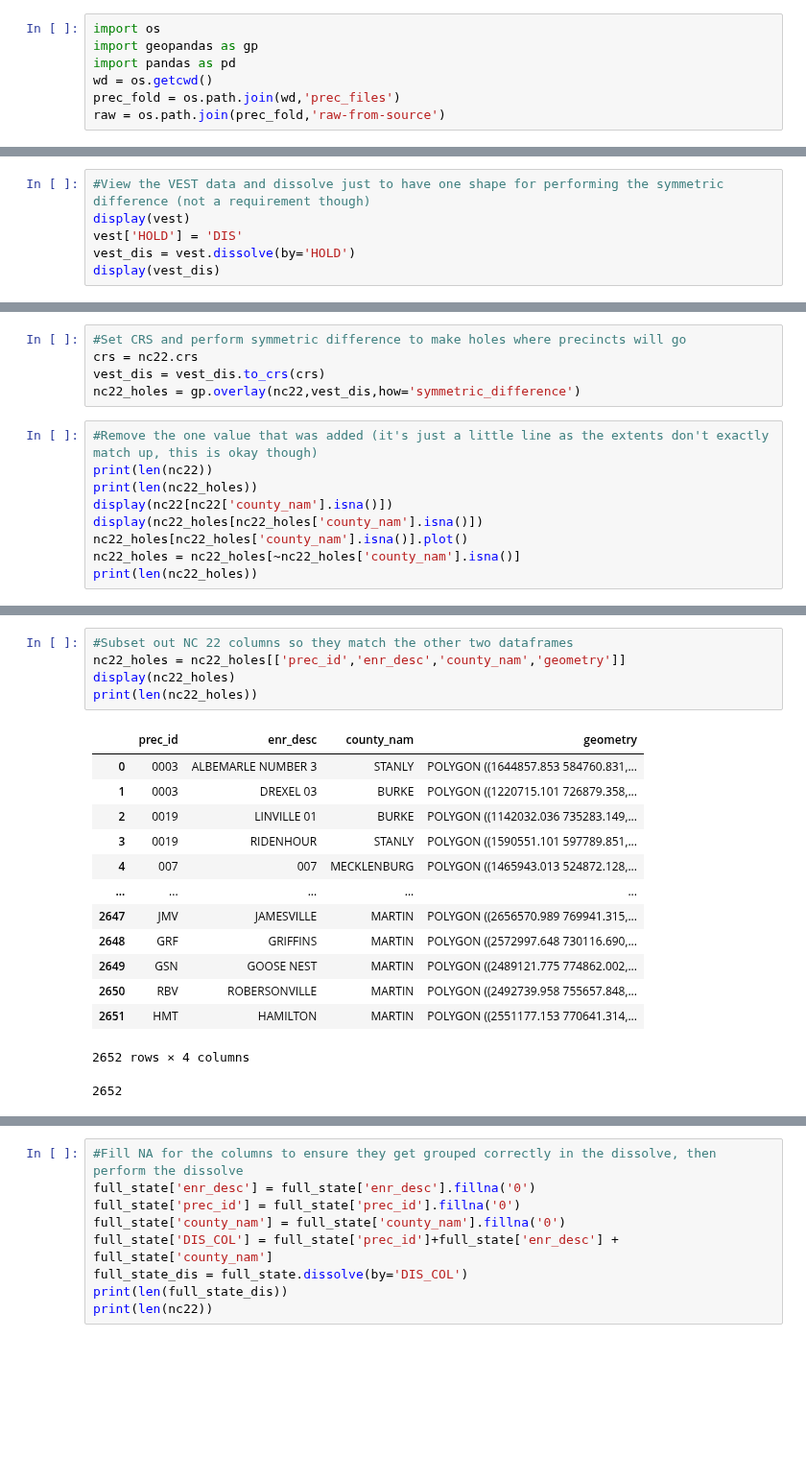
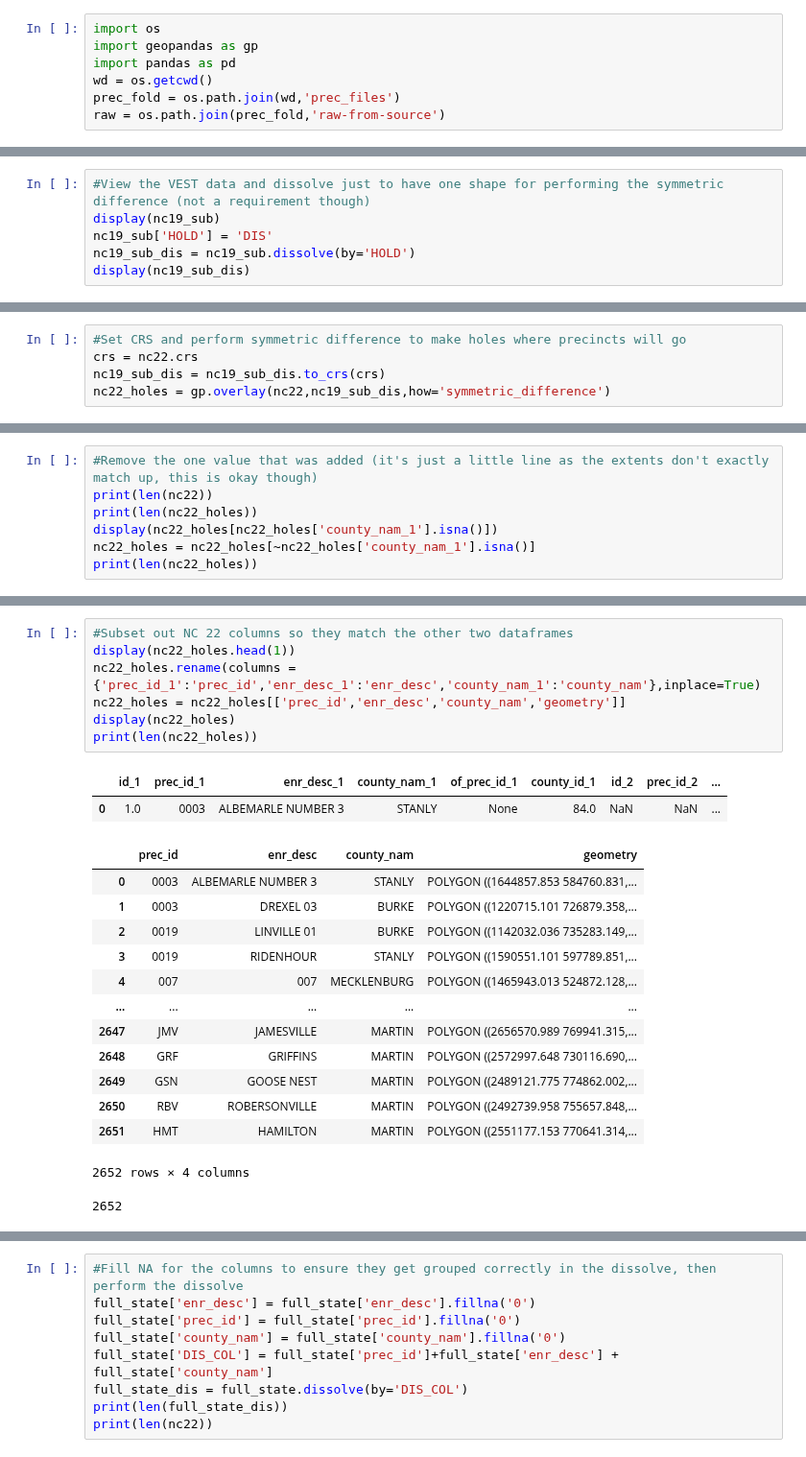
Before and after one commit to nonpartisan-redistricting-datahub/pber_collection, a Jupyter notebook: NC/2022/cleaning-nc-shapes.ipynb, the cells around one changed output, grey strips where cells are left out. Shown at 96% size. Cells and saved outputs as stored; diff of their text form; blank space fills up the shorter version.

```diff
--- a/NC/2022/cleaning-nc-shapes.ipynb
+++ b/NC/2022/cleaning-nc-shapes.ipynb
@@ -12,7 +20,7 @@ nc22 = gp.read_file(os.path.join(raw,'SBE_PRECINCTS_20220831.shp'))
 # %%
 #View the VEST data and dissolve just to have one shape for performing the symmetric difference (not a requirement though)
-display(vest)
-vest['HOLD'] = 'DIS'
-vest_dis = vest.dissolve(by='HOLD')
-display(vest_dis)
+display(nc19_sub)
+nc19_sub['HOLD'] = 'DIS'
+nc19_sub_dis = nc19_sub.dissolve(by='HOLD')
+display(nc19_sub_dis)
 # %% [output]
@@ -28,14 +39,5 @@ display(vest_dis)
 # %%
 #Set CRS and perform symmetric difference to make holes where precincts will go
 crs = nc22.crs
-vest_dis = vest_dis.to_crs(crs)
-nc22_holes = gp.overlay(nc22,vest_dis,how='symmetric_difference')
+nc19_sub_dis = nc19_sub_dis.to_crs(crs)
+nc22_holes = gp.overlay(nc22,nc19_sub_dis,how='symmetric_difference')
-# %%
-#Remove the one value that was added (it's just a little line as the extents don't exactly match up, this is okay though)
-print(len(nc22))
-print(len(nc22_holes))
-display(nc22[nc22['county_nam'].isna()])
-display(nc22_holes[nc22_holes['county_nam'].isna()])
-nc22_holes[nc22_holes['county_nam'].isna()].plot()
-nc22_holes = nc22_holes[~nc22_holes['county_nam'].isna()]
-print(len(nc22_holes))
@@ -50,0 +44,7 @@ print(len(nc22_holes))
+# %%
+#Remove the one value that was added (it's just a little line as the extents don't exactly match up, this is okay though)
+print(len(nc22))
+print(len(nc22_holes))
+display(nc22_holes[nc22_holes['county_nam_1'].isna()])
+nc22_holes = nc22_holes[~nc22_holes['county_nam_1'].isna()]
+print(len(nc22_holes))
@@ -104,21 +129,25 @@ hendersonville2_ex
 # %%
 #Subset out NC 22 columns so they match the other two dataframes
+display(nc22_holes.head(1))
+nc22_holes.rename(columns = {'prec_id_1':'prec_id','enr_desc_1':'enr_desc','county_nam_1':'county_nam'},inplace=True)
 nc22_holes = nc22_holes[['prec_id','enr_desc','county_nam','geometry']]
 display(nc22_holes)
 print(len(nc22_holes))
 # %% [output]
-|  | prec_id | enr_desc | county_nam | geometry |
-| 0 | 0003 | ALBEMARLE NUMBER 3 | STANLY | POLYGON ((1644857.853 584760.831,... |
-| 1 | 0003 | DREXEL 03 | BURKE | POLYGON ((1220715.101 726879.358,... |
-| 2 | 0019 | LINVILLE 01 | BURKE | POLYGON ((1142032.036 735283.149,... |
-| 3 | 0019 | RIDENHOUR | STANLY | POLYGON ((1590551.101 597789.851,... |
-| 4 | 007 | 007 | MECKLENBURG | POLYGON ((1465943.013 524872.128,... |
-| ... | ... | ... | ... | ... |
-| 2647 | JMV | JAMESVILLE | MARTIN | POLYGON ((2656570.989 769941.315,... |
-| 2648 | GRF | GRIFFINS | MARTIN | POLYGON ((2572997.648 730116.690,... |
-| 2649 | GSN | GOOSE NEST | MARTIN | POLYGON ((2489121.775 774862.002,... |
-| 2650 | RBV | ROBERSONVILLE | MARTIN | POLYGON ((2492739.958 755657.848,... |
-| 2651 | HMT | HAMILTON | MARTIN | POLYGON ((2551177.153 770641.314,... |
+|  | id_1 | prec_id_1 | enr_desc_1 | county_nam_1 | of_prec_id_1 | county_id_1 | id_2 | prec_id_2 | ... |
+| 0 | 1.0 | 0003 | ALBEMARLE NUMBER 3 | STANLY | None | 84.0 | NaN | NaN | ... |
+|  | prec_id | enr_desc | county_nam | geometry |
+| 0 | 0003 | ALBEMARLE NUMBER 3 | STANLY | POLYGON ((1644857.853 584760.831,... |
+| 1 | 0003 | DREXEL 03 | BURKE | POLYGON ((1220715.101 726879.358,... |
+| 2 | 0019 | LINVILLE 01 | BURKE | POLYGON ((1142032.036 735283.149,... |
+| 3 | 0019 | RIDENHOUR | STANLY | POLYGON ((1590551.101 597789.851,... |
+| 4 | 007 | 007 | MECKLENBURG | POLYGON ((1465943.013 524872.128,... |
+| ... | ... | ... | ... | ... |
+| 2647 | JMV | JAMESVILLE | MARTIN | POLYGON ((2656570.989 769941.315,... |
+| 2648 | GRF | GRIFFINS | MARTIN | POLYGON ((2572997.648 730116.690,... |
+| 2649 | GSN | GOOSE NEST | MARTIN | POLYGON ((2489121.775 774862.002,... |
+| 2650 | RBV | ROBERSONVILLE | MARTIN | POLYGON ((2492739.958 755657.848,... |
+| 2651 | HMT | HAMILTON | MARTIN | POLYGON ((2551177.153 770641.314,... |
 2652 rows × 4 columns
 2652
 # %%
```
Also changed, not shown: parts of 9 cells of this notebook.
